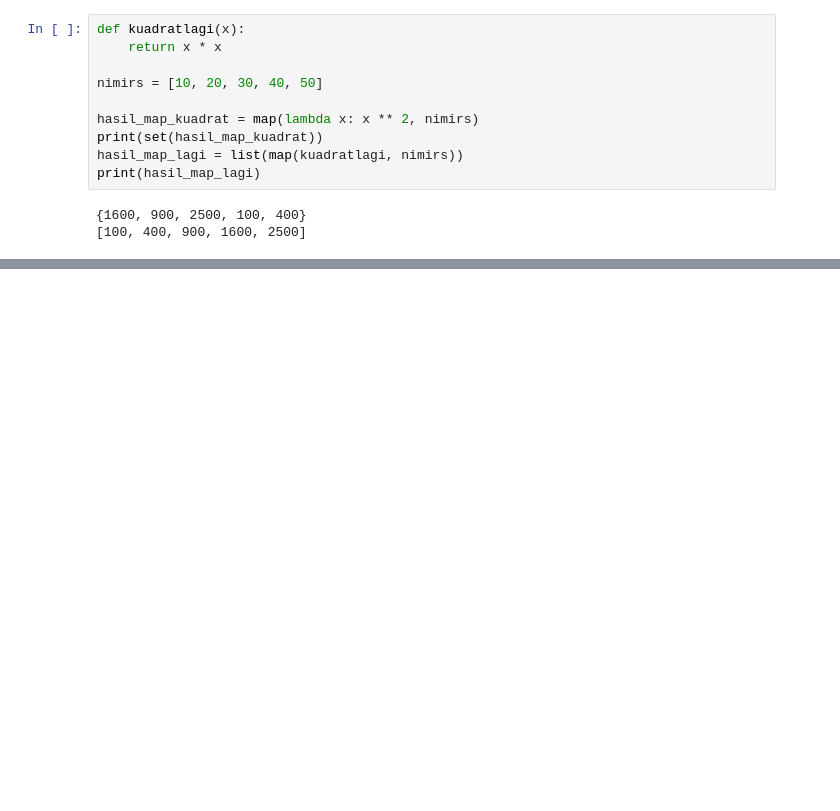
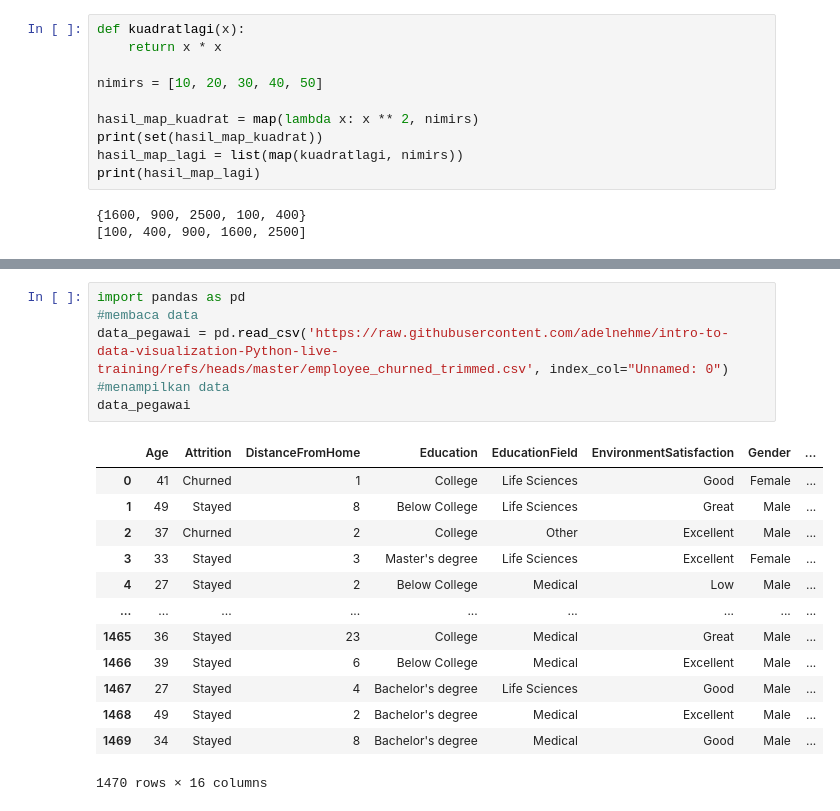
Before and after one commit to Karelptrp/Source-Code-smt-1, a Jupyter notebook: Pengantar Pemrograman/Pemrograman Fungsional.ipynb, the cells around one changed output, grey strips where cells are left out. Saved outputs shown, nothing was run; the diff lists cells and outputs as text; blank space fills up the shorter version.

```diff
--- a/Pengantar Pemrograman/Pemrograman Fungsional.ipynb
+++ b/Pengantar Pemrograman/Pemrograman Fungsional.ipynb
@@ -67,0 +160,20 @@ print(hasil_map_lagi)
+# %%
+import pandas as pd
+#membaca data
+data_pegawai = pd.read_csv('https://raw.githubusercontent.com/adelnehme/intro-to-data-visualization-Python-live-training/refs/heads/master/employee_churned_trimmed.csv', index_col="Unnamed: 0")
+#menampilkan data
+data_pegawai
+# %% [output]
+|  | Age | Attrition | DistanceFromHome | Education | EducationField | EnvironmentSatisfaction | Gender | ... |
+| 0 | 41 | Churned | 1 | College | Life Sciences | Good | Female | ... |
+| 1 | 49 | Stayed | 8 | Below College | Life Sciences | Great | Male | ... |
+| 2 | 37 | Churned | 2 | College | Other | Excellent | Male | ... |
+| 3 | 33 | Stayed | 3 | Master's degree | Life Sciences | Excellent | Female | ... |
+| 4 | 27 | Stayed | 2 | Below College | Medical | Low | Male | ... |
+| ... | ... | ... | ... | ... | ... | ... | ... | ... |
+| 1465 | 36 | Stayed | 23 | College | Medical | Great | Male | ... |
+| 1466 | 39 | Stayed | 6 | Below College | Medical | Excellent | Male | ... |
+| 1467 | 27 | Stayed | 4 | Bachelor's degree | Life Sciences | Good | Male | ... |
+| 1468 | 49 | Stayed | 2 | Bachelor's degree | Medical | Excellent | Male | ... |
+| 1469 | 34 | Stayed | 8 | Bachelor's degree | Medical | Good | Male | ... |
+1470 rows × 16 columns
```
Also changed, not shown: parts of 13 cells of this notebook, 1 other file.
